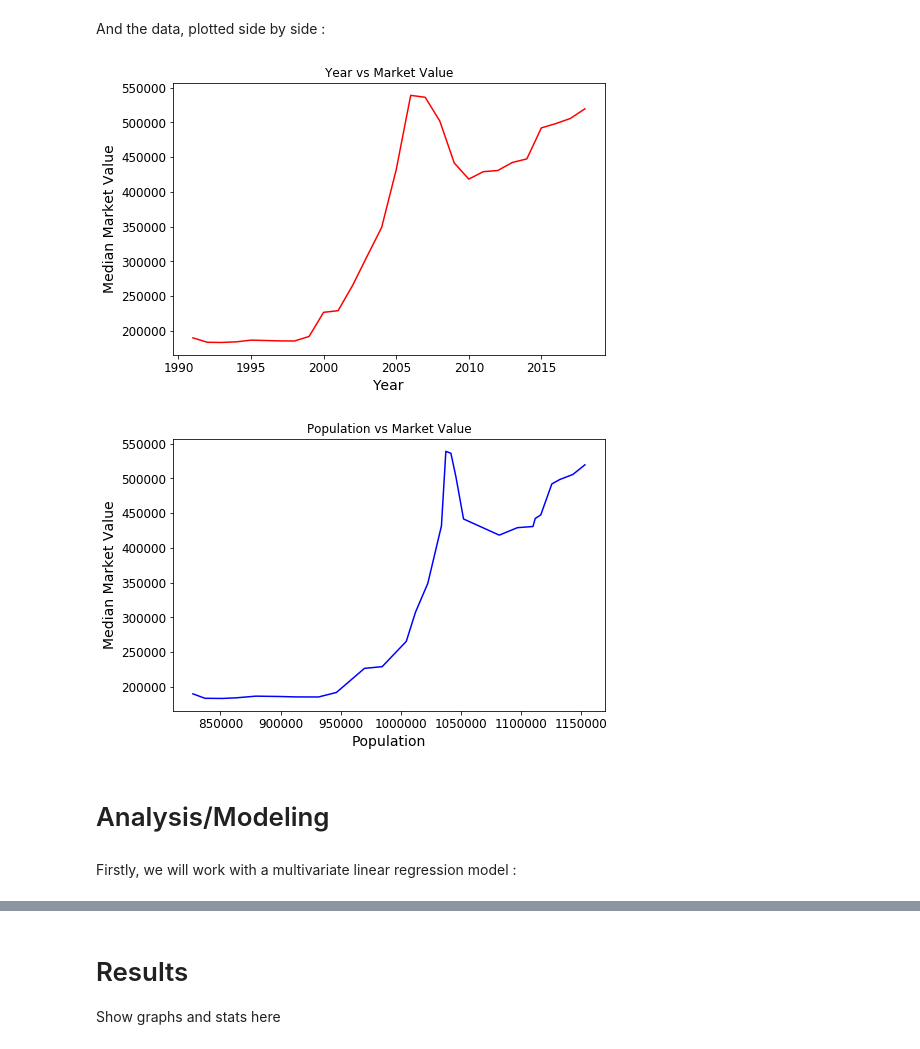
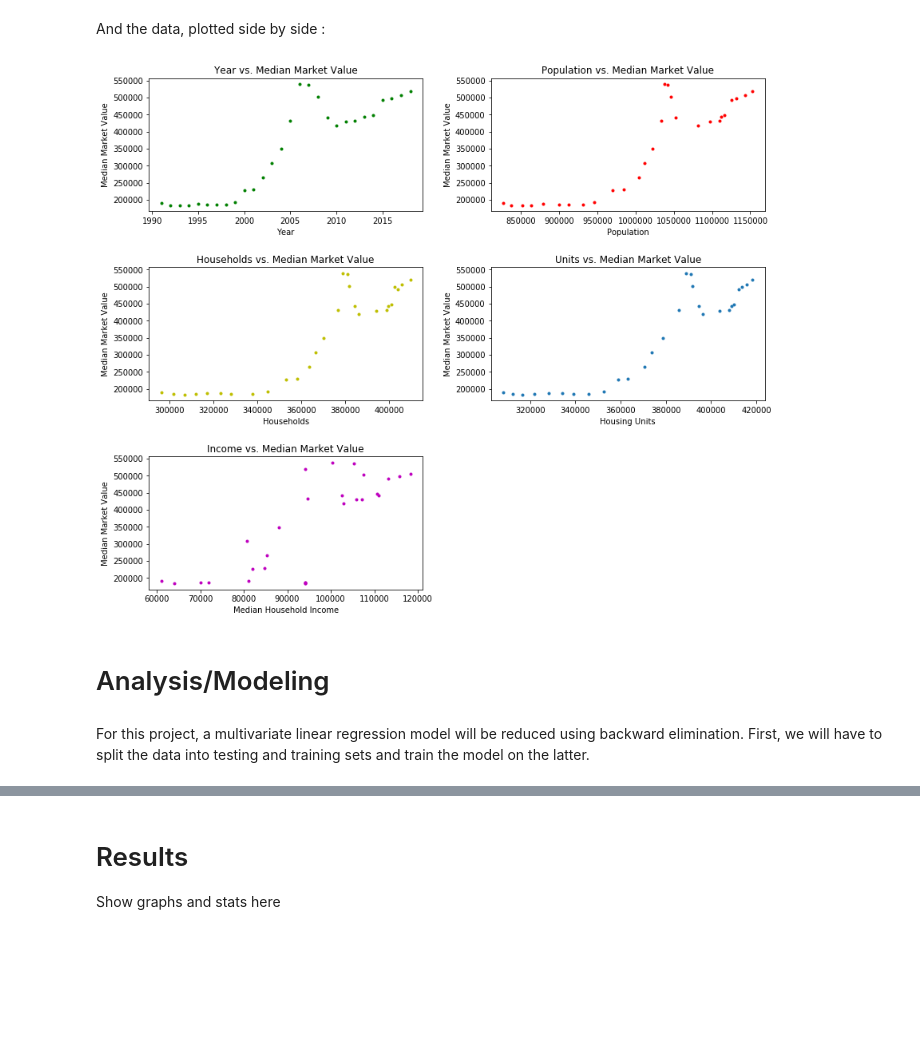
Before and after one commit to rahbar227/Fairfax-County-Housing, a Jupyter notebook: Fairfax_County_Housing_Predictions.ipynb, the cells around one changed output, grey strips where cells are left out. Drawn from its saved outputs; the diff is of its cells as text; code cells hidden in the pictures; blank space fills up the shorter version.

```diff
--- a/Fairfax_County_Housing_Predictions.ipynb
+++ b/Fairfax_County_Housing_Predictions.ipynb
@@ -55,27 +59,53 @@ df.head()
 # %% [markdown]
 And the data, plotted side by side :
-# %%
-%matplotlib inline
-fig = plt.figure()
-ax1 = fig.add_subplot(1,2,1)
-plt.plot(X[:,0], y, color = 'red');
-plt.title('Year vs Market Value')
-plt.xlabel('Year')
-plt.ylabel('Median Market Value')
-plt.show();
-fig = plt.figure(figsize = (17,5))
-ax1 = fig.add_subplot(1,2,2)
-plt.plot(X[:,1], y, color = 'blue');
-plt.title('Population vs Market Value')
-plt.xlabel('Population')
-plt.ylabel('Median Market Value')
-plt.show();
-# %% [output]
-[figure, removed]
-[figure, removed]
+# %%
+%matplotlib inline
+
+fig = plt.figure(figsize=(12, 10))
+plt.subplots_adjust(left=0.125, right=1.0, bottom=0.3,
+                    top=0.9, wspace=2.0, hspace=3.0)
+
+# Year vs. Market Value
+ax1 = fig.add_subplot(321)
+plt.scatter(X[:, 0], y, c='g', marker='.')
+plt.title('Year vs. Median Market Value')
+plt.xlabel('Year')
+plt.ylabel('Median Market Value')
+
+# Population vs. Market Value
+ax2 = fig.add_subplot(322)
+plt.scatter(X[:, 1], y, c='r', marker='.')
+plt.title('Population vs. Median Market Value')
+plt.xlabel('Population')
+plt.ylabel('Median Market Value')
+
+# Households vs. Market Value
+ax3 = fig.add_subplot(323)
+plt.scatter(X[:, 2], y, c='y', marker='.')
+plt.title('Households vs. Median Market Value')
+plt.xlabel('Households')
+plt.ylabel('Median Market Value')
+
+# Units vs. Market Value
+ax4 = fig.add_subplot(324)
+plt.scatter(X[:, 3], y, marker='.')
+plt.title('Units vs. Median Market Value')
+plt.xlabel('Housing Units')
+plt.ylabel('Median Market Value')
+
+# Income vs. Market Value
+ax5 = fig.add_subplot(325)
+plt.scatter(X[:, 4], y, c='m', marker='.')
+plt.title('Income vs. Median Market Value')
+plt.xlabel('Median Household Income')
+plt.ylabel('Median Market Value')
+
+plt.tight_layout(pad=1, w_pad=1, h_pad=1);
+# %% [output]
+[figure, added]
 # %% [markdown]
 # Analysis/Modeling
-# %% [markdown]
-Firstly, we will work with a multivariate linear regression model :
+# %% [markdown]
+For this project, a multivariate linear regression model will be reduced using backward elimination. First, we will have to split the data into testing and training sets and train the model on the latter.
 # %%
 # Splitting the data into training and testing sets
```
Also changed, not shown: parts of 11 cells of this notebook.
